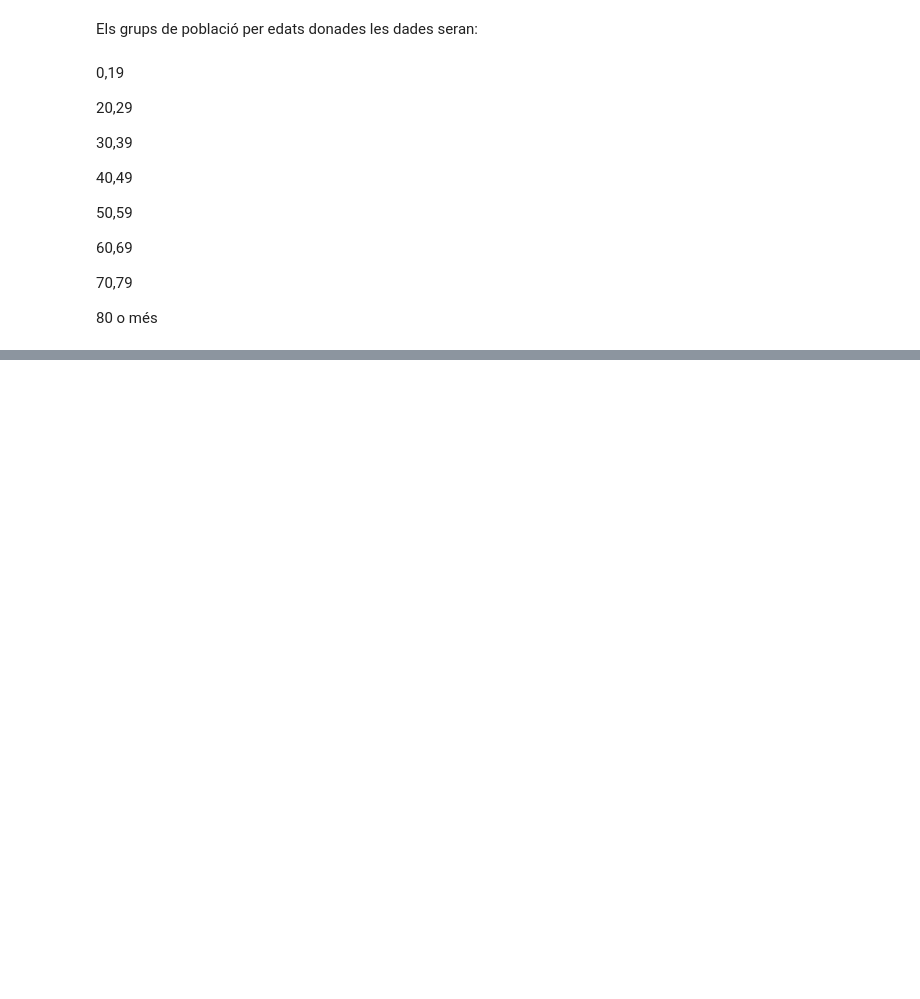
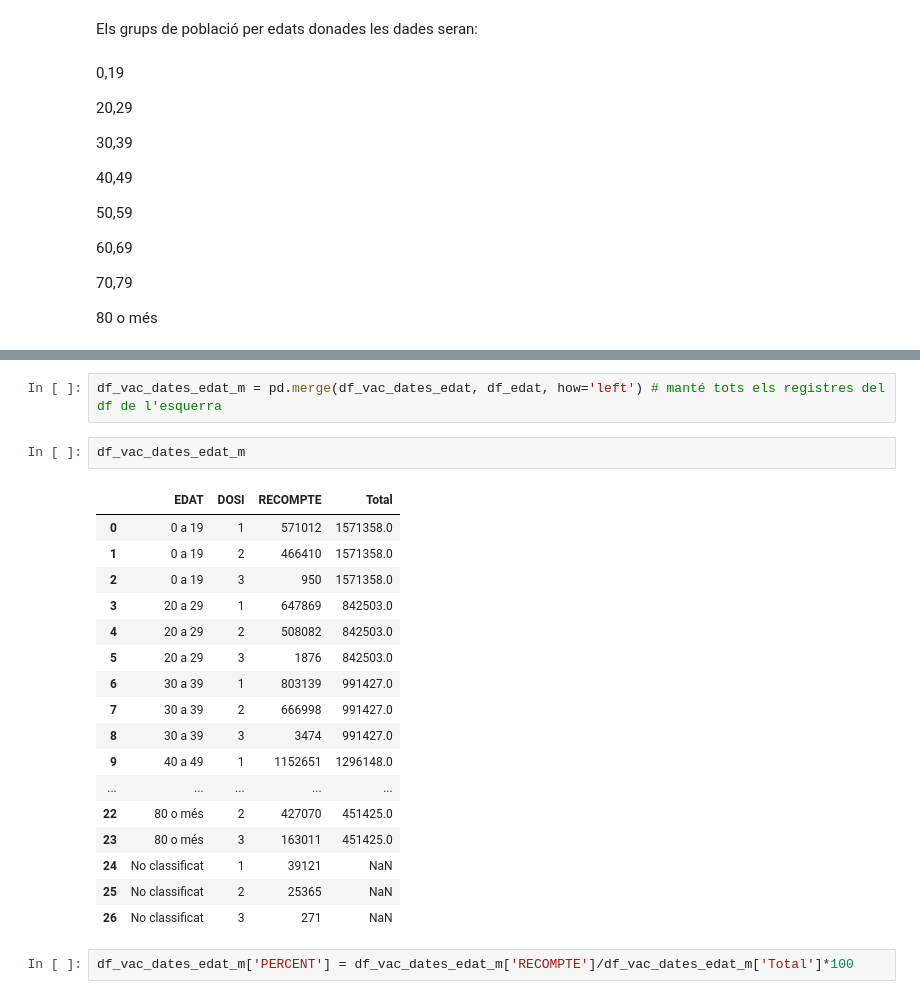
Before and after one commit to JosepAnSabate/Impacte-Covid19-per-estat-de-vacunacio, a Jupyter notebook: scripts/afectivitat_vacuna_covid.ipynb, the cells around one changed output, grey strips where cells are left out. Saved outputs shown, nothing was run; the diff lists cells and outputs as text; blank space fills up the shorter version.

```diff
--- a/scripts/afectivitat_vacuna_covid.ipynb
+++ b/scripts/afectivitat_vacuna_covid.ipynb
@@ -116,0 +453,24 @@ df_unisex_targ_date
+# %%
+df_vac_dates_edat_m = pd.merge(df_vac_dates_edat, df_edat, how='left') # manté tots els registres del df de l'esquerra
+# %%
+df_vac_dates_edat_m
+# %% [output]
+|  | EDAT | DOSI | RECOMPTE | Total |
+| 0 | 0 a 19 | 1 | 571012 | 1571358.0 |
+| 1 | 0 a 19 | 2 | 466410 | 1571358.0 |
+| 2 | 0 a 19 | 3 | 950 | 1571358.0 |
+| 3 | 20 a 29 | 1 | 647869 | 842503.0 |
+| 4 | 20 a 29 | 2 | 508082 | 842503.0 |
+| 5 | 20 a 29 | 3 | 1876 | 842503.0 |
+| 6 | 30 a 39 | 1 | 803139 | 991427.0 |
+| 7 | 30 a 39 | 2 | 666998 | 991427.0 |
+| 8 | 30 a 39 | 3 | 3474 | 991427.0 |
+| 9 | 40 a 49 | 1 | 1152651 | 1296148.0 |
+| ... | ... | ... | ... | ... |
+| 22 | 80 o més | 2 | 427070 | 451425.0 |
+| 23 | 80 o més | 3 | 163011 | 451425.0 |
+| 24 | No classificat | 1 | 39121 | NaN |
+| 25 | No classificat | 2 | 25365 | NaN |
+| 26 | No classificat | 3 | 271 | NaN |
+# %%
+df_vac_dates_edat_m['PERCENT'] = df_vac_dates_edat_m['RECOMPTE']/df_vac_dates_edat_m['Total']*100
```
Also changed, not shown: parts of 48 cells of this notebook, 3 other files.
